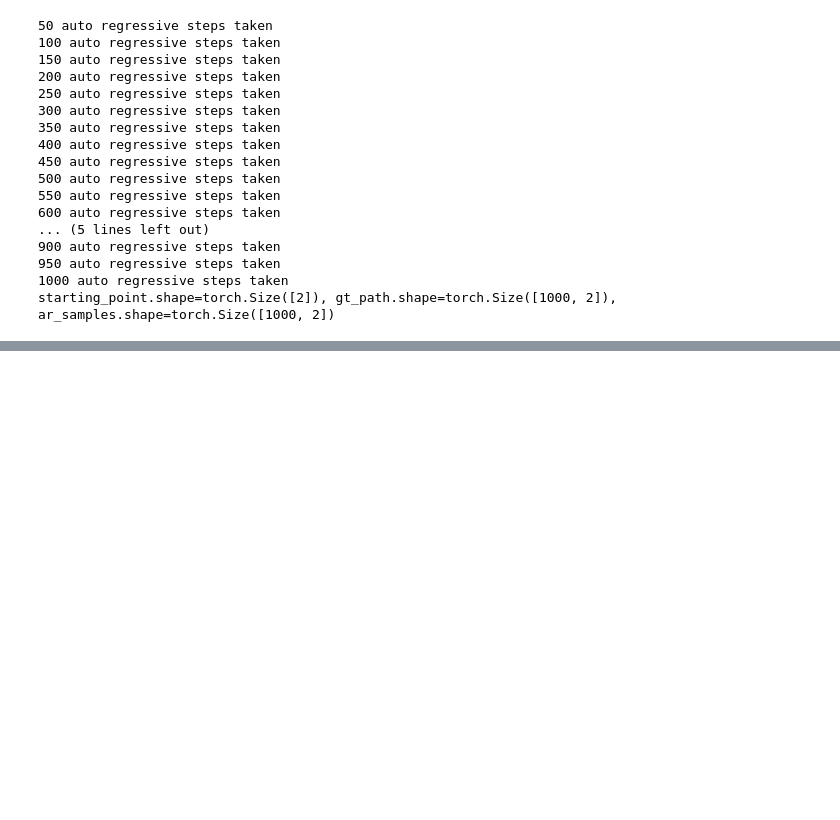
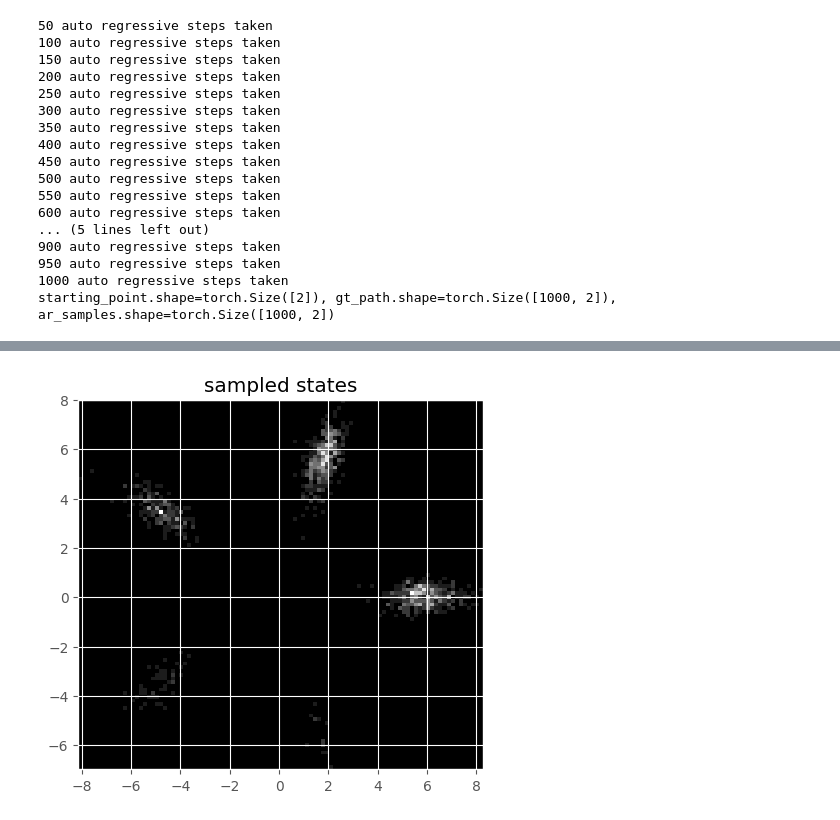
Before and after one commit to FMGS666/ProbForecastFollmerProcess, a Jupyter notebook: multi_modal_jump_diffusion.ipynb, the cells around one changed output, grey strips where cells are left out. Saved outputs shown, nothing was run; the diff lists cells and outputs as text; code cells hidden in the pictures; blank space fills up the shorter version.

Commit message:
slightly modified the model.sample method and updated the notebook

```diff
--- a/multi_modal_jump_diffusion.ipynb
+++ b/multi_modal_jump_diffusion.ipynb
@@ -343,0 +344,11 @@ fig.show()
+# %%
+# sampling 300 observation given the first one
+# sampling configuration
+sample_config = {
+    "num_samples": 1000,
+    "num_obs": 1
+}
+
+# running sampling
+(X0, X1), samples = model.sample(sample_config)
+print(f"{X0.shape=}, {X1.shape=}, {samples.shape=}")
@@ -343,0 +373,15 @@ fig.show()
+# %%
+%matplotlib inline
+# retrieving the data
+x_hat, y_hat = samples[:, 0, 0].detach().cpu(), samples[:, 0, 1].detach().cpu()
+x0, y0 = X0[:, 0].detach().cpu(), X0[:, 1].detach().cpu()
+x1, y1 = X1[:, 0].detach().cpu(), X1[:, 1].detach().cpu()
+
+# defining axes and figure
+fig, axes = plt.subplots()
+
+# plotting the distributions
+pffp.utils.plot_density(x_hat, y_hat, fig, axes, title = "sampled states", bins = 100)
+fig.show()
+# %% [output]
+[figure, added]
```
Also changed, not shown: parts of 6 cells of this notebook, 1 other file.
